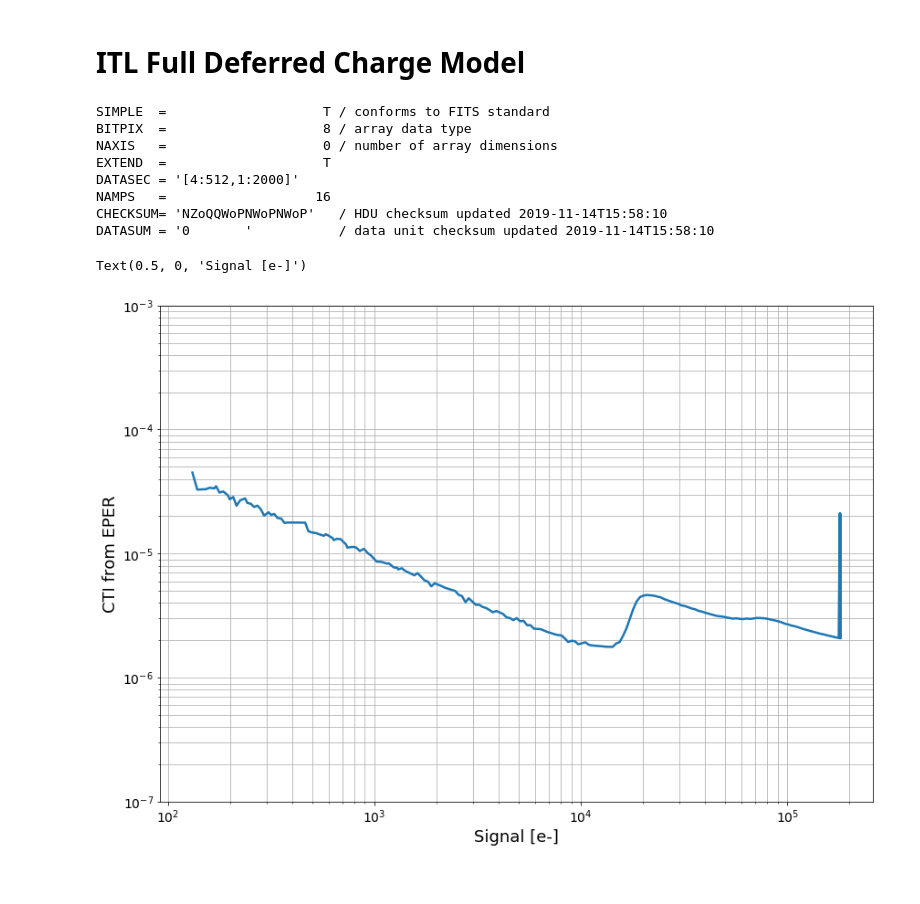
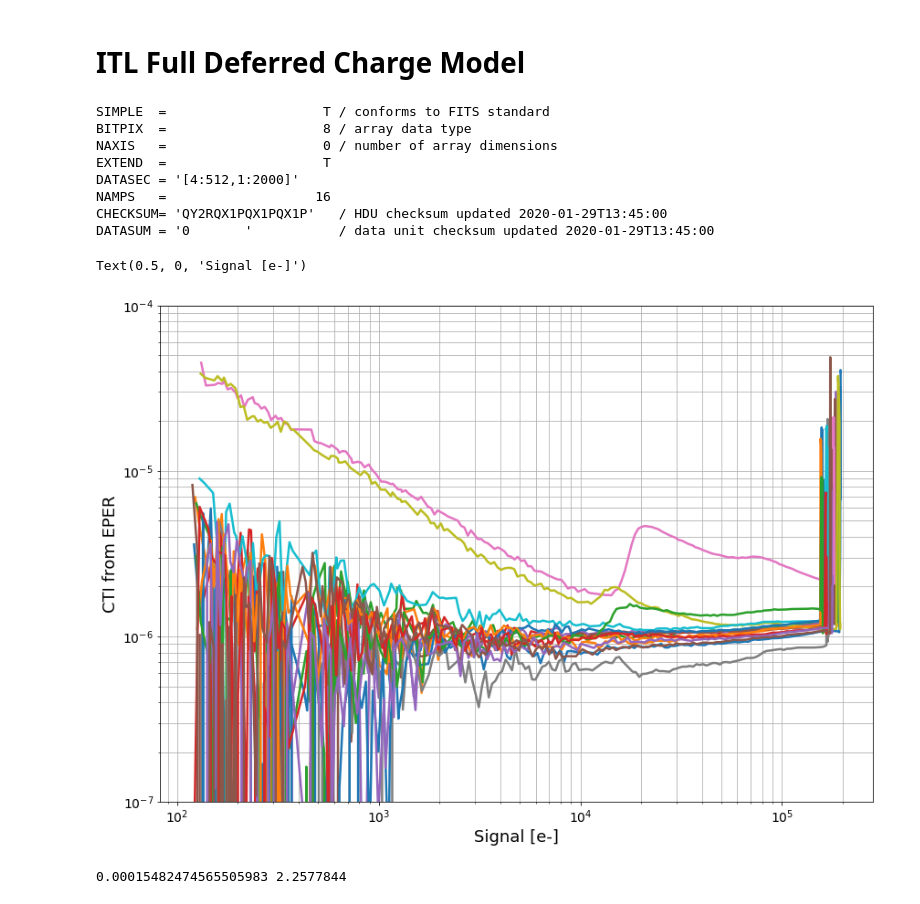
Before and after one commit to Snyder005/ctisim, a Jupyter notebook: notebooks/OverscanTesting.ipynb, the cells around one changed output. Drawn from its saved outputs; the diff is of its cells as text; code cells hidden in the pictures.

```diff
--- a/notebooks/OverscanTesting.ipynb
+++ b/notebooks/OverscanTesting.ipynb
@@ -12,46 +14,57 @@ from ctisim.fitting import OverscanFitting
 # %% [markdown]
 # ITL Full Deferred Charge Model
-# %%
-## Overscan results header
-overscan_results = '../examples/data/ITL_overscan_results.fits'
-hdul = fits.open(overscan_results)
-
-prihdr = hdul[0].header
-print(repr(prihdr), '\n')
-# %% [output]
-SIMPLE  =                    T / conforms to FITS standard
-BITPIX  =                    8 / array data type
-NAXIS   =                    0 / number of array dimensions
-EXTEND  =                    T
-DATASEC = '[4:512,1:2000]'
-NAMPS   =                   16
-CHECKSUM= 'NZoQQWoPNWoPNWoP'   / HDU checksum updated 2019-11-14T15:58:10
-DATASUM = '0       '           / data unit checksum updated 2019-11-14T15:58:10
 # %%
-##CTI vs Signal for Data
+## Overscan results header
+overscan_results = '/nfs/slac/g/ki/ki19/lsst/snyder18/LSST/Data/BOT/6790D_linearity/R20/S02/R20_S02_overscan_results.fits'
+hdul = fits.open(overscan_results)
+
+prihdr = hdul[0].header
+print(repr(prihdr), '\n')
+
 fig, ax = plt.subplots(1, 1, figsize=(14, 10))
 
 amp = 7
-data = hdul[amp].data
-signal_all = data['FLUX']
-indices = np.argsort(signal_all)
-signal_data = signal_all[indices]
+for amp in range(1, 17):
+    data = hdul[amp].data
+    signal_all = data['FLATFIELD_SIGNAL']
+    indices = np.argsort(signal_all)
+    signal_data = signal_all[indices]
 
-last_pix = data['MEANROW'][:, 511]
-oscan1 = data['MEANROW'][:, 512]
-#oscan2 = data['MEANROW'][:, 513]
-oscan2 = 0
-cti_data = ((oscan1+oscan2)/(512*last_pix))[indices]
+    last_pix = data['COLUMN_MEAN'][:, 511]
+    oscan1 = data['COLUMN_MEAN'][:, 512]
+    #oscan2 = data['MEANROW'][:, 513]
+    oscan2 = 0
+    cti_data = ((oscan1+oscan2)/(512*last_pix))[indices]
 
-ax.plot(signal_data, cti_data, linewidth=2.5)
+    ax.plot(signal_data, cti_data, linewidth=2.5)
 
 ax.set_yscale('log')
 ax.set_xscale('log')
-ax.set_ylim(1.E-7, 1.E-3)
+ax.set_ylim(1.E-7, 1.E-4)
 ax.tick_params(axis='both', which='major', labelsize=14)
 ax.grid(which='both')
 ax.set_ylabel('CTI from EPER', fontsize=18)
 ax.set_xlabel('Signal [e-]', fontsize=18)
 # %% [output]
-Text(0.5, 0, 'Signal [e-]')
+SIMPLE  =                    T / conforms to FITS standard
+BITPIX  =                    8 / array data type
+NAXIS   =                    0 / number of array dimensions
+EXTEND  =                    T
+DATASEC = '[4:512,1:2000]'
+NAMPS   =                   16
+CHECKSUM= 'QY2RQX1PQX1PQX1P'   / HDU checksum updated 2020-01-29T13:45:00
+DATASUM = '0       '           / data unit checksum updated 2020-01-29T13:45:00
+Text(0.5, 0, 'Signal [e-]')
-[figure, old version]
+[figure, new version]
+# %%
+amp_fit_results = '/nfs/slac/g/ki/ki19/lsst/snyder18/LSST/Data/BOT/6790D_linearity/R20/S02/R20_S02_overscan_fit_results.fits'
+hdul = fits.open(amp_fit_results)
+
+decay_times = hdul[1].data['DECAY_TIME']
+drift_scales = hdul[1].data['DRIFT_SIZE']
+
+amp = 7
+output_amplifier = FloatingOutputAmplifier(1.0, drift_scales[amp-1]/10000., decay_times[amp-1], noise=0.0, offset=0.0)
+print(output_amplifier.scale, output_amplifier.decay_time)
+# %% [output]
+0.00015482474565505983 2.2577844
```
Also changed, not shown: parts of 19 cells of this notebook, 7 other files.
